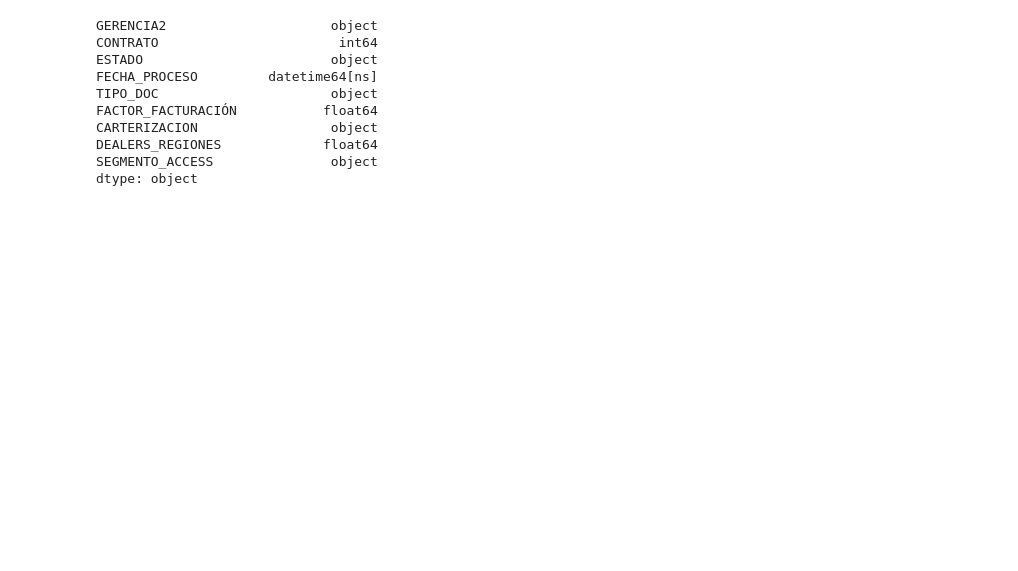
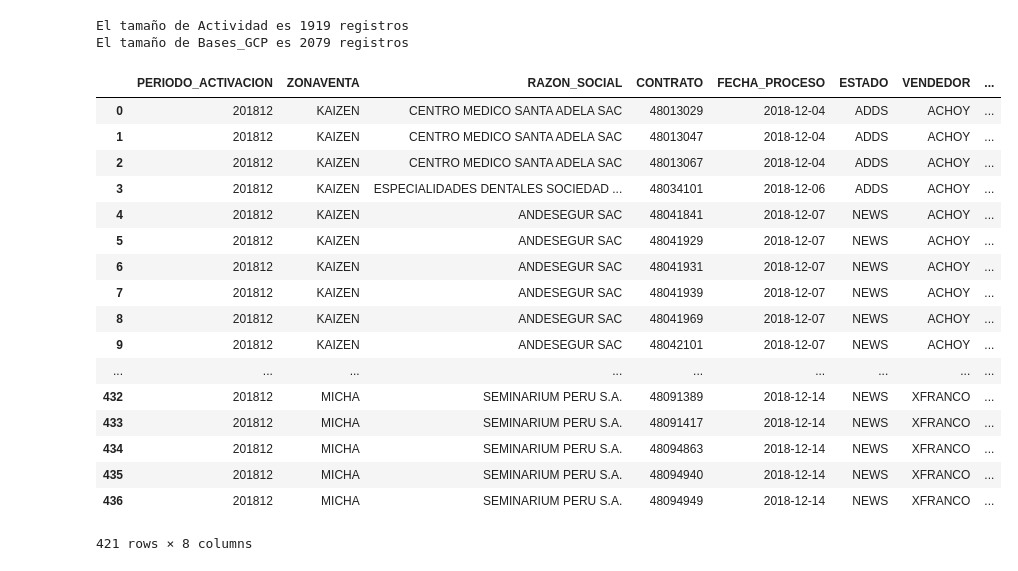
Before and after one commit to saenzac/Comisiones-python, a Jupyter notebook: Comisiones.ipynb, the cells around one changed output. Saved outputs shown, nothing was run; the diff lists cells and outputs as text; code cells hidden in the pictures; blank space fills up the shorter version.

```diff
--- a/Comisiones.ipynb
+++ b/Comisiones.ipynb
@@ -47,7 +53,7 @@ loader.setDefaultPath(defaultpath)
 # Preparación : Importar en periodo Mensual y quincenal
 # Advertencia : Verificar que no se duplique
 # File :  _Soporte Estructura Canales Venta Mercado Empresa
-#jerarquia = loader.loadFile('Jerarquia') ok
+#jerarquia = loader.loadFile('Jerarquia')
 
 # Preparación : Agregar la columna de Seguro si Gestión de Información no lo proporciona
 # File :  _Planeamiento Inar Empresas
@@ -85,11 +91,11 @@ loader.setDefaultPath(defaultpath)
 
 # Preparación : Ninguna
 # File : _Riesgos Actividad Lima, _Riesgos Actividad Regiones
-#actividad = loader.loadFile('Actividad') #listo para subir
+actividad = loader.loadFile('Actividad') #listo para subir
 
 # Preparación : Update despues de Ingresar el INAR mensual. Llenar carterización y dealer regiones
 # File _ : _GCP Base Comisiones
-#basesgcp = loader.loadFile('Bases_GCP') #listo para subir
+basesgcp = loader.loadFile('Bases_GCP') #listo para subir
 
 # Advertencia : Separar en dos Periodos debido a Equipos de Captura Quincenal, tomar sólo el quincenal del periodo anterior
 # File : _GCP Base Quincenal Comisiones
@@ -99,6 +105,9 @@ loader.setDefaultPath(defaultpath)
 # Advertencia : Importar en caso no lo incluya Gestión de Información
 # File : _GCE Base Comisiones
 #basesgce = loader.loadFile('Bases_GCE') #no se esta usando
+# %% [output]
+El tamaño de Actividad es 1919 registros
+El tamaño de Bases_GCP es 2079 registros
 # %%
 #Solo unitarios
 
@@ -111,44 +120,52 @@ loader.setDefaultPath(defaultpath)
 # %%
 # Testing Dataframes
 
 #jerarquia.dtypes
 
 #inar.dtypes
 #deacs.dtypes
 
 #ventas_ssaa.dtypes
 #deacs_ssaa.dtypes
 #paquetes.dtypes
 #bolsas.dtypes
 
-basesgcp.dtypes
+#basesgcp.dtypes
 #basesgcp.describe()
 #basesgcp.describe(include = ['O'])
 #basesgce.dtypes
 #actividad.dtypes
 #basesgcpquincenal.dtypes
 #jerarquia
 
 #unitarios.dtypes
 
 # Looking the df
 #unitarios[unitarios['COMISION_UNITARIA']>0]
 #unitarios[unitarios['PERIODO_ACTIVACION']==201812]
 #basesgcp[basesgcp['SEGMENTO_ACCESS'].notnull()].head()
 #paquetes.head()
 #ceses.head()
 #basesgce
 # %% [output]
+|  | PERIODO_ACTIVACION | ZONAVENTA | RAZON_SOCIAL | CONTRATO | FECHA_PROCESO | ESTADO | VENDEDOR | ... |
+| 0 | 201812 | KAIZEN | CENTRO MEDICO SANTA ADELA SAC | 48013029 | 2018-12-04 | ADDS | ACHOY | ... |
+| 1 | 201812 | KAIZEN | CENTRO MEDICO SANTA ADELA SAC | 48013047 | 2018-12-04 | ADDS | ACHOY | ... |
+| 2 | 201812 | KAIZEN | CENTRO MEDICO SANTA ADELA SAC | 48013067 | 2018-12-04 | ADDS | ACHOY | ... |
+| 3 | 201812 | KAIZEN | ESPECIALIDADES DENTALES SOCIEDAD ... | 48034101 | 2018-12-06 | ADDS | ACHOY | ... |
+| 4 | 201812 | KAIZEN | ANDESEGUR SAC | 48041841 | 2018-12-07 | NEWS | ACHOY | ... |
+| 5 | 201812 | KAIZEN | ANDESEGUR SAC | 48041929 | 2018-12-07 | NEWS | ACHOY | ... |
+| 6 | 201812 | KAIZEN | ANDESEGUR SAC | 48041931 | 2018-12-07 | NEWS | ACHOY | ... |
+| 7 | 201812 | KAIZEN | ANDESEGUR SAC | 48041939 | 2018-12-07 | NEWS | ACHOY | ... |
+| 8 | 201812 | KAIZEN | ANDESEGUR SAC | 48041969 | 2018-12-07 | NEWS | ACHOY | ... |
+| 9 | 201812 | KAIZEN | ANDESEGUR SAC | 48042101 | 2018-12-07 | NEWS | ACHOY | ... |
+| ... | ... | ... | ... | ... | ... | ... | ... | ... |
+| 432 | 201812 | MICHA | SEMINARIUM PERU S.A. | 48091389 | 2018-12-14 | NEWS | XFRANCO | ... |
+| 433 | 201812 | MICHA | SEMINARIUM PERU S.A. | 48091417 | 2018-12-14 | NEWS | XFRANCO | ... |
+| 434 | 201812 | MICHA | SEMINARIUM PERU S.A. | 48094863 | 2018-12-14 | NEWS | XFRANCO | ... |
+| 435 | 201812 | MICHA | SEMINARIUM PERU S.A. | 48094940 | 2018-12-14 | NEWS | XFRANCO | ... |
+| 436 | 201812 | MICHA | SEMINARIUM PERU S.A. | 48094949 | 2018-12-14 | NEWS | XFRANCO | ... |
-GERENCIA2                     object
-CONTRATO                       int64
-ESTADO                        object
-FECHA_PROCESO         datetime64[ns]
-TIPO_DOC                      object
-FACTOR_FACTURACIÓN           float64
-CARTERIZACION                 object
-DEALERS_REGIONES             float64
-SEGMENTO_ACCESS               object
-dtype: object
+421 rows × 8 columns
 # %%
 # Configurando los archivos de configuración para administrar la base de datos
 dbparser = inifile.getDbIniFileParser()
```
Also changed, not shown: parts of 6 cells of this notebook, 11 other files.
